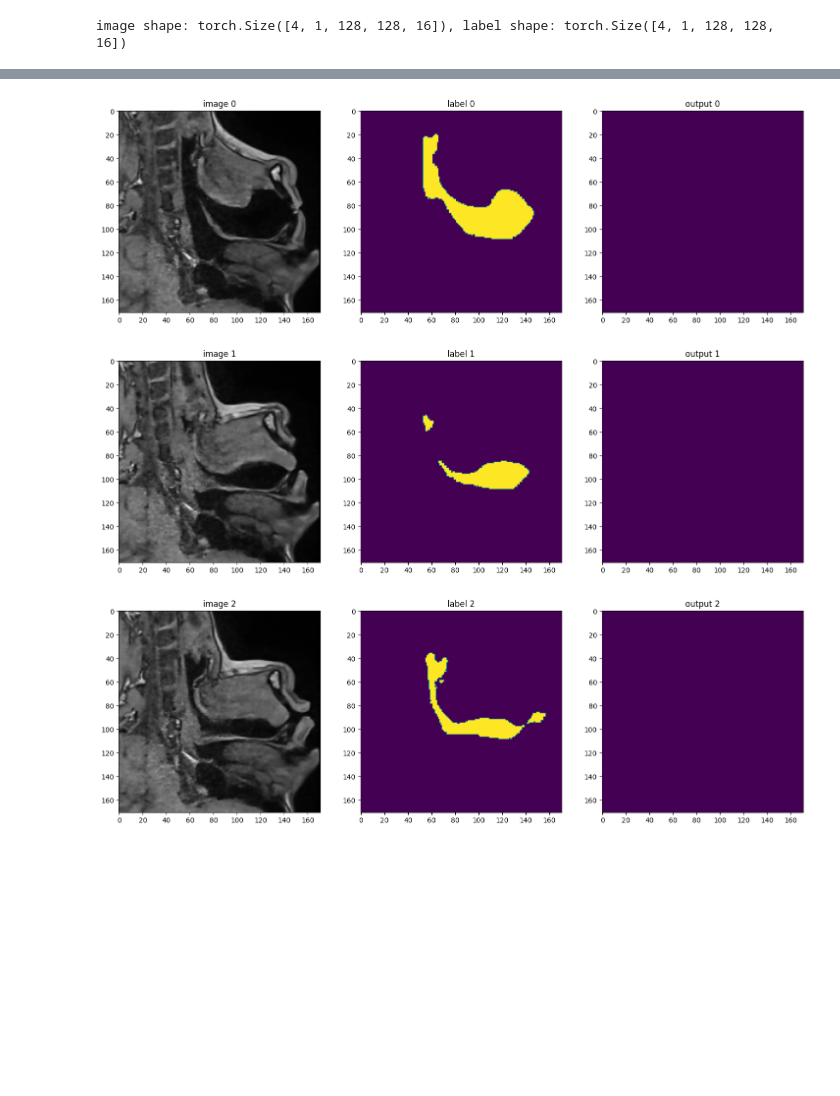
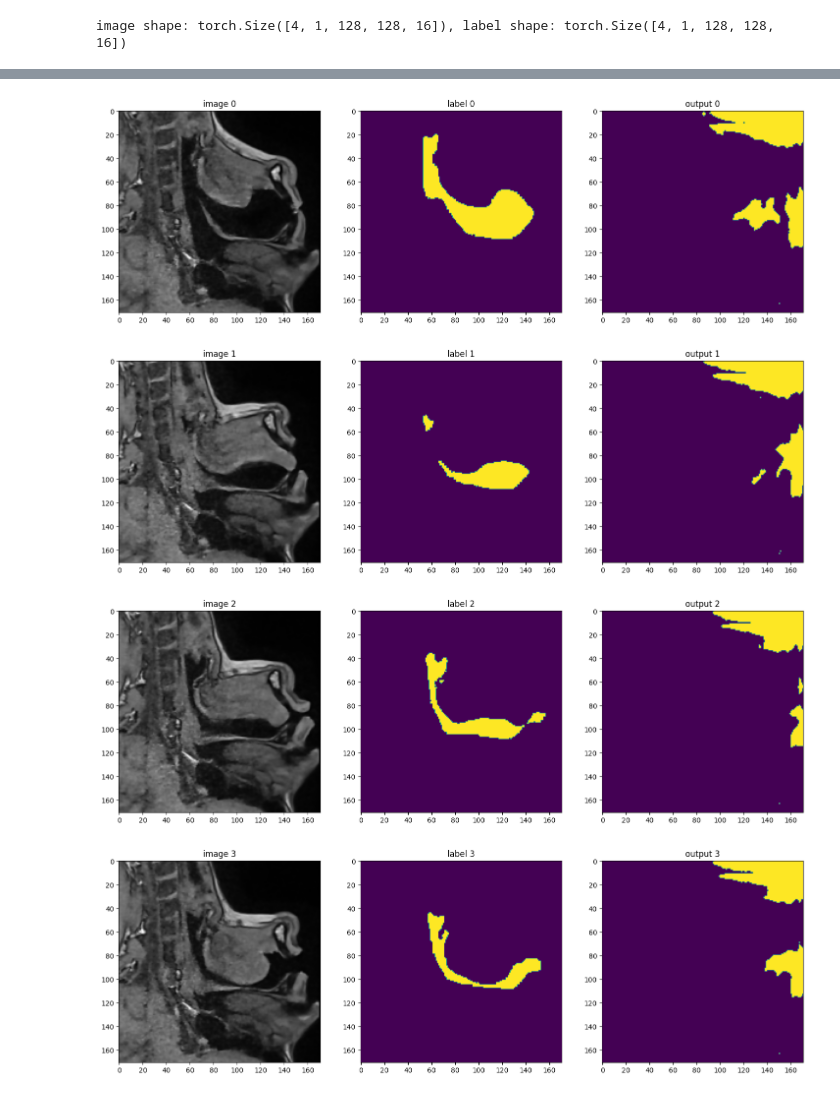
Before and after one commit to eksubin/Comparative-Study-of-3D-2D-Transfer-Learning-UNet, a Jupyter notebook: Unet3D_MRI.ipynb, the cells around one changed output, grey strips where cells are left out. Drawn from its saved outputs; the diff is of its cells as text; code cells hidden in the pictures; blank space fills up the shorter version.

```diff
--- a/Unet3D_MRI.ipynb
+++ b/Unet3D_MRI.ipynb
@@ -67,7 +67,7 @@ train_labels = sorted(
     glob.glob(os.path.join(root_dir, "RTrainLabels", "*.nrrd")))
 data_dicts = [{"image": image_name, "label": label_name}
               for image_name, label_name in zip(train_images, train_labels)]
-train_files, val_files = data_dicts[:-9], data_dicts[-9:]
+train_files, val_files = data_dicts[:-3], data_dicts[-3:]
 # %%
 print(data_dicts)
 # %% [output]
@@ -106,7 +105,7 @@ train_transforms = Compose(
             a_min=-57,
             a_max=1000,
             b_min=0.0,
-            b_max=255.0,
+            b_max=1.0,
             clip=True,
         ),
         CropForegroundd(keys=["image", "label"], source_key="image"),
@@ -144,7 +143,7 @@ val_transforms = Compose(
             a_min=-57,
             a_max=1000,
             b_min=0.0,
-            b_max=255.0,
+            b_max=1.0,
             clip=True,
         ),
         CropForegroundd(keys=["image", "label"], source_key="image"),
@@ -244,13 +222,13 @@ Cached:    0.0 GB
 model = UNet(
     spatial_dims=3,
     in_channels=1,
-    out_channels=1,
+    out_channels=2,
     channels=(16, 32, 64, 128, 256),
     strides=(2, 2, 2, 2),
     num_res_units=2,
     norm=Norm.BATCH,
 ).to(device)
-loss_function = DiceLoss(include_background=True, to_onehot_y=True, softmax=True)
+loss_function = DiceLoss(to_onehot_y=True, softmax=True)
 optimizer = torch.optim.Adam(model.parameters(), 1e-4)
-dice_metric = DiceMetric(include_background=True, reduction="mean")
+dice_metric = DiceMetric(include_background=False, reduction="mean")
 # %%
@@ -397,31 +343,30 @@ plt.show()
 # %%
 
 
 model.load_state_dict(torch.load(
-    os.path.join(root_dir, "best_metric_model.pth")))
+    os.path.join("./NetworkOutput", "best_metric_model150.pth")))
 model.eval()
 with torch.no_grad():
     for i, val_data in enumerate(val_loader):
-        roi_size = (32, 256, 256)
+        roi_size = (160, 160, 160)
         sw_batch_size = 4
         val_outputs = sliding_window_inference(
             val_data["image"].to(device), roi_size, sw_batch_size, model)
         # plot the slice [:, :, 80]
         plt.figure("check", (18, 6))
         plt.subplot(1, 3, 1)
         plt.title(f"image {i}")
         plt.imshow(val_data["image"][0, 0, :, :, 10], cmap="gray")
         plt.subplot(1, 3, 2)
         plt.title(f"label {i}")
         plt.imshow(val_data["label"][0, 0, :, :, 10])
         plt.subplot(1, 3, 3)
         plt.title(f"output {i}")
         plt.imshow(torch.argmax(
             val_outputs, dim=1).detach().cpu()[0, :, :, 10])
         plt.show()
-        if i == 2:
-            break
 # %% [output]
-[figure, old version]
+[figure, new version]
-[figure, old version]
+[figure, new version]
-[figure, old version]
+[figure, new version]
+[figure, added]
```
Also changed, not shown: parts of 9 cells of this notebook, 10 other files.
